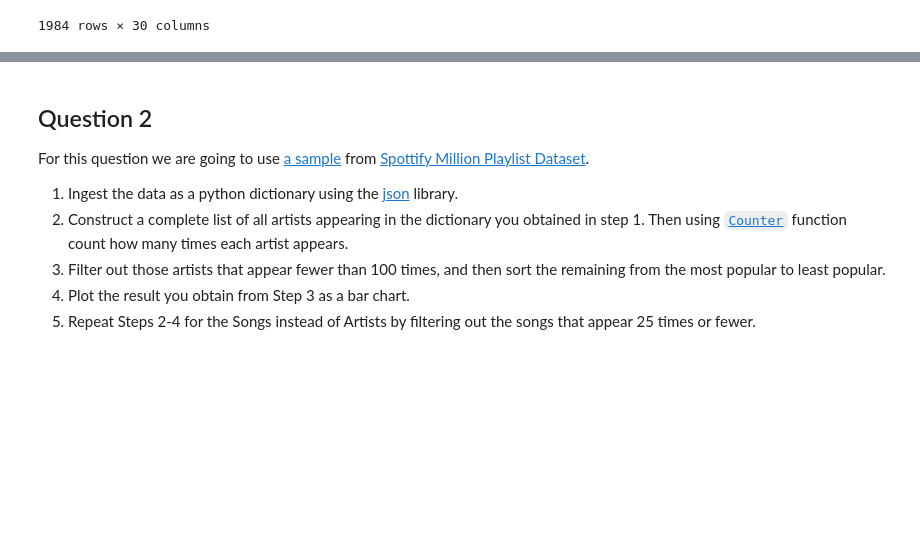
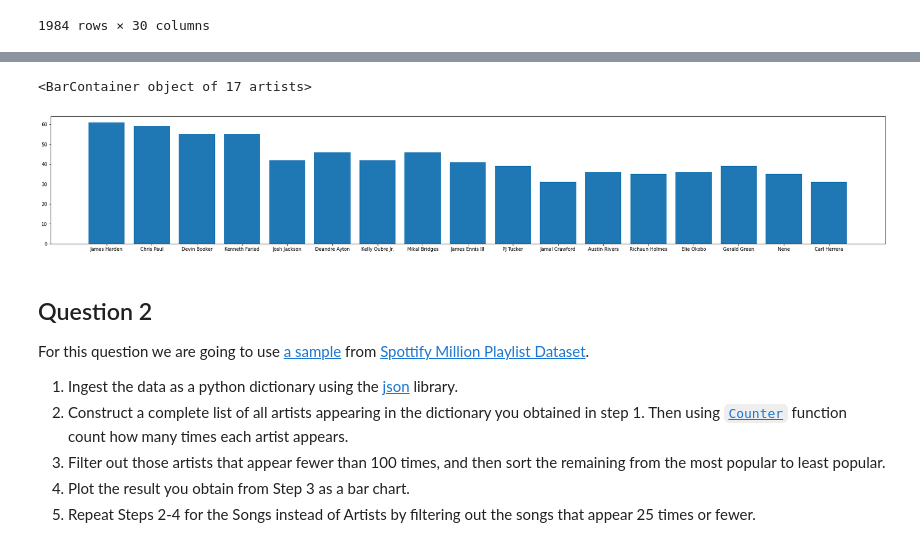
Before and after one commit to ozzden/mat381e, a Jupyter notebook: HW2.ipynb, the cells around one changed output, grey strips where cells are left out. Saved outputs shown, nothing was run; the diff lists cells and outputs as text; code cells hidden in the pictures; blank space fills up the shorter version.

```diff
--- a/HW2.ipynb
+++ b/HW2.ipynb
@@ -219,3 +205,8 @@ AttributeError: 'dict' object has no attribute 'extend'
+# %%
+plotPlayer(21800794)
+# %% [output]
+<BarContainer object of 17 artists>
+[figure, added]
 # %% [markdown]
 ## Question 2
 
```
Also changed, not shown: parts of 9 cells of this notebook, 4 other files.
